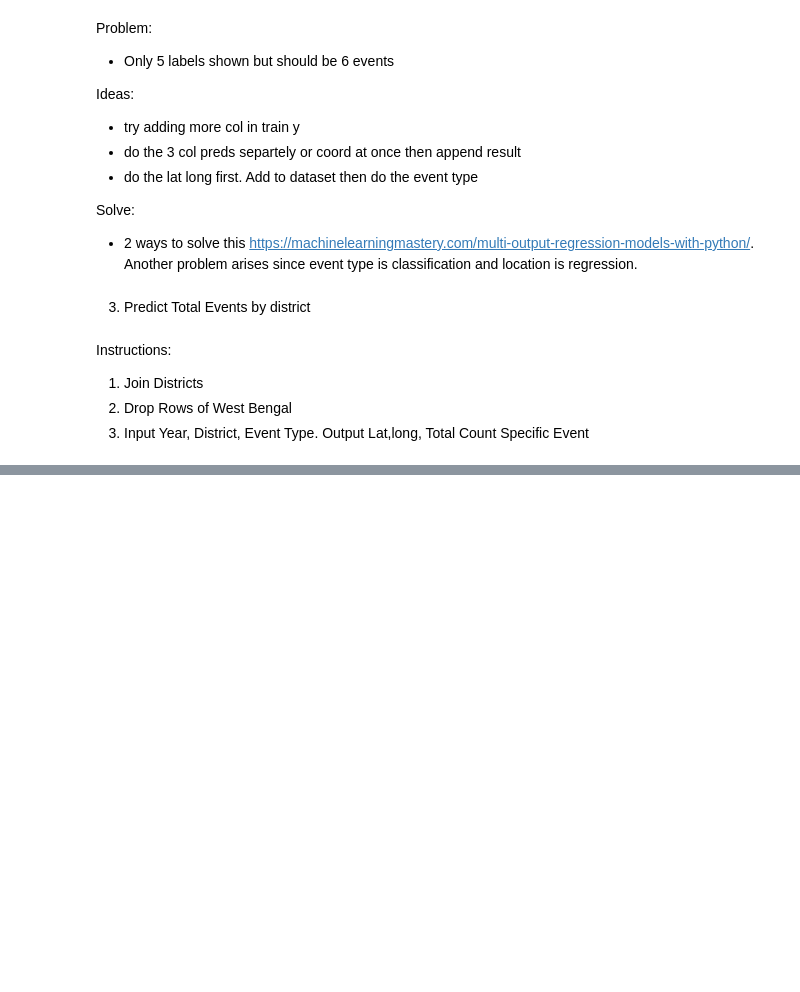
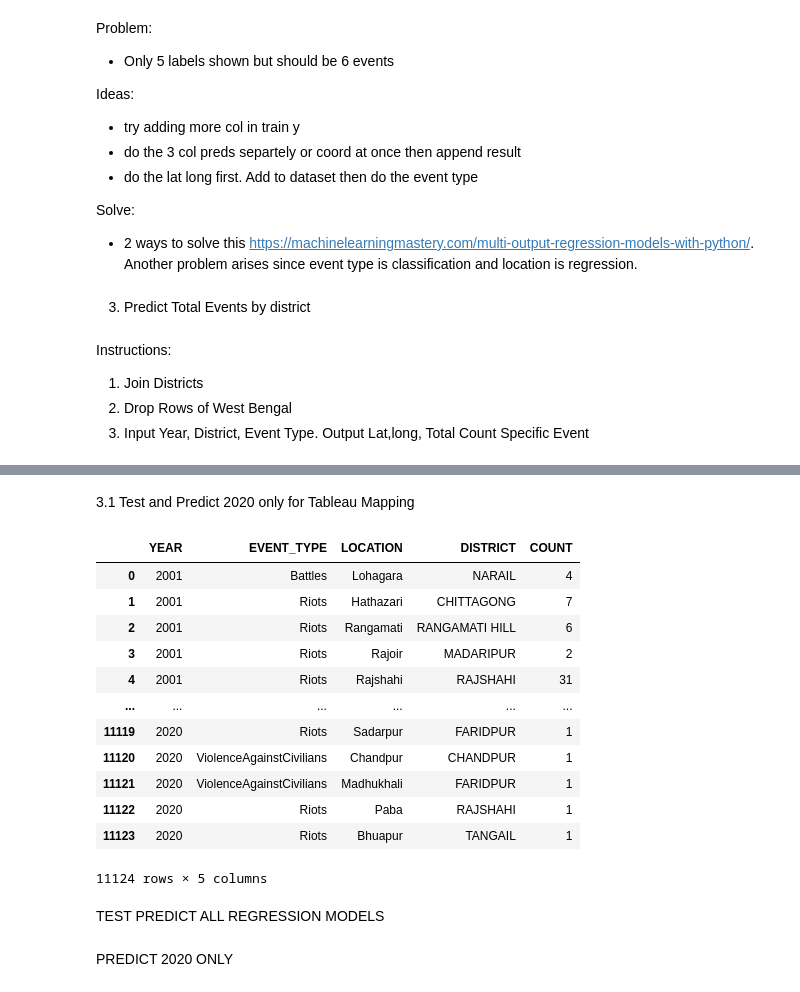
Before and after one commit to pavstar619/NahidSir_prototype_bdpolice_V2, a Jupyter notebook: NahidSir_ACLED_Prototype.ipynb, the cells around one changed output, grey strips where cells are left out. Saved outputs shown, nothing was run; the diff lists cells and outputs as text; code cells hidden in the pictures; blank space fills up the shorter version.

```diff
--- a/NahidSir_ACLED_Prototype.ipynb
+++ b/NahidSir_ACLED_Prototype.ipynb
@@ -868,0 +944,22 @@ data2
+# %% [markdown]
+3.1 Test and Predict 2020 only for Tableau Mapping
+# %%
+# DISTRICTS
+data2 = pd.read_excel('/content/gdrive/MyDrive/Thesis Mates/Thesis Part 2/ACLED Data & Paper Writing Guideline /Datasets/ACLED_Data_PrototypeV4.3(locationwise).xlsx')
+data2
+# %% [output]
+|  | YEAR | EVENT_TYPE | LOCATION | DISTRICT | COUNT |
+| 0 | 2001 | Battles | Lohagara | NARAIL | 4 |
+| 1 | 2001 | Riots | Hathazari | CHITTAGONG | 7 |
+| 2 | 2001 | Riots | Rangamati | RANGAMATI HILL | 6 |
+| 3 | 2001 | Riots | Rajoir | MADARIPUR | 2 |
+| 4 | 2001 | Riots | Rajshahi | RAJSHAHI | 31 |
+| ... | ... | ... | ... | ... | ... |
+| 11119 | 2020 | Riots | Sadarpur | FARIDPUR | 1 |
+| 11120 | 2020 | ViolenceAgainstCivilians | Chandpur | CHANDPUR | 1 |
+| 11121 | 2020 | ViolenceAgainstCivilians | Madhukhali | FARIDPUR | 1 |
+| 11122 | 2020 | Riots | Paba | RAJSHAHI | 1 |
+| 11123 | 2020 | Riots | Bhuapur | TANGAIL | 1 |
+11124 rows × 5 columns
+# %% [markdown]
+TEST PREDICT ALL REGRESSION MODELS
@@ -868,0 +1041,2 @@ data2
+# %% [markdown]
+PREDICT 2020 ONLY
```
Also changed, not shown: parts of 28 cells of this notebook.
